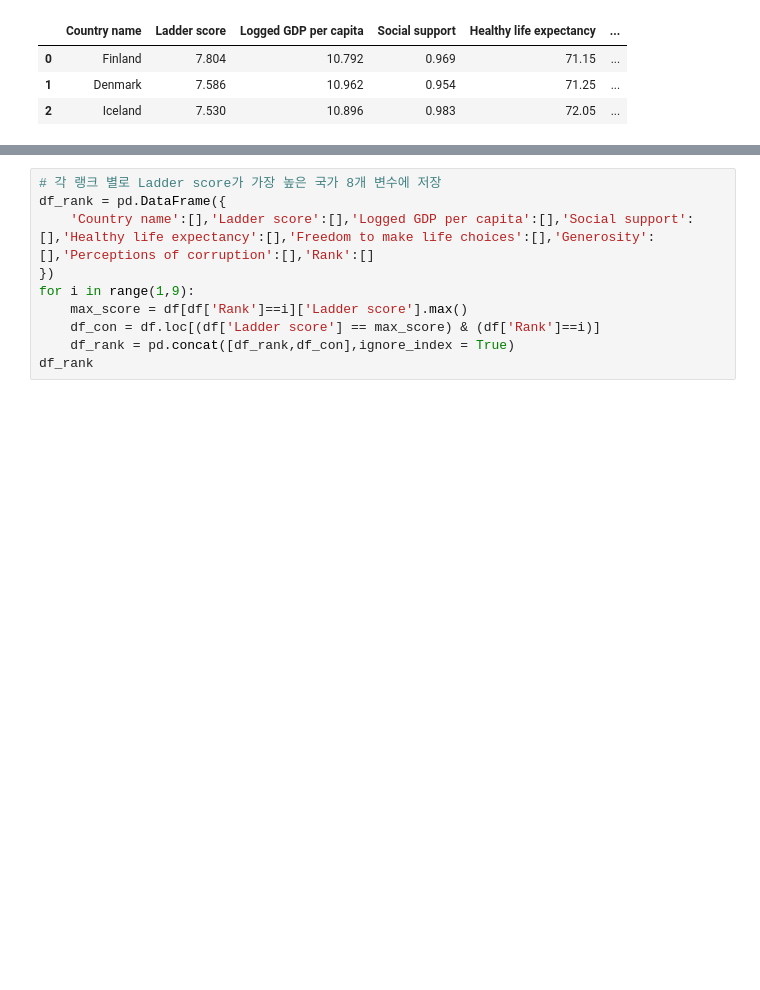
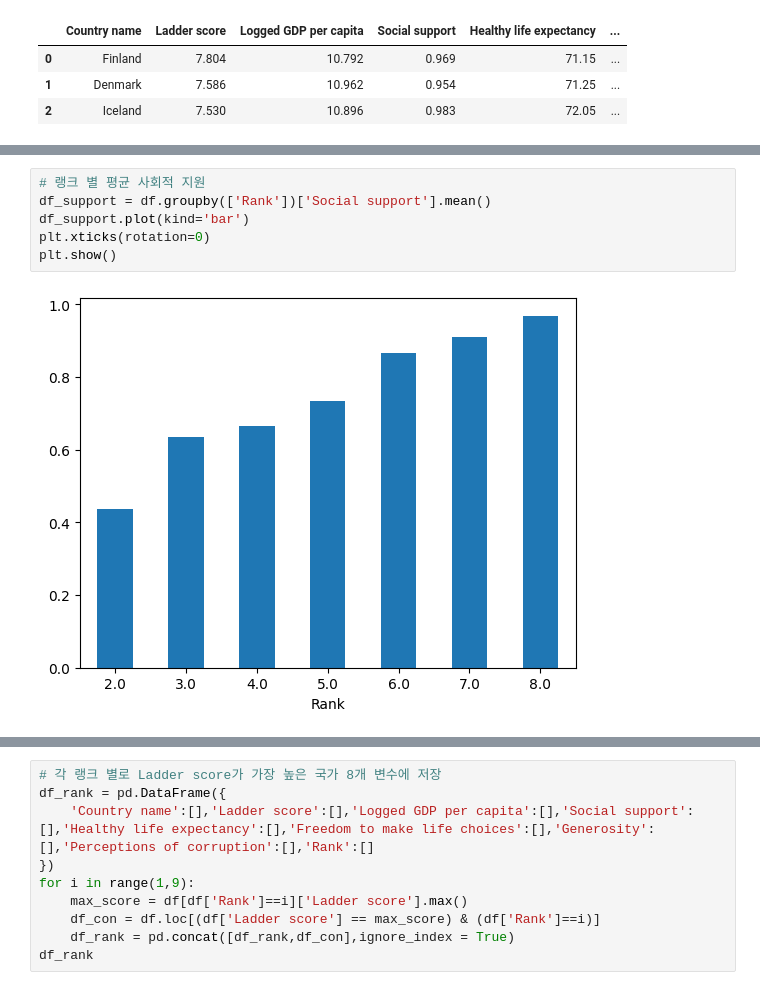
Before and after one commit to baekinwon/Python-study, a Jupyter notebook: World_Happinese_Record.ipynb, the cells around one changed output, grey strips where cells are left out. Drawn from its saved outputs; the diff is of its cells as text; blank space fills up the shorter version.

```diff
--- a/World_Happinese_Record.ipynb
+++ b/World_Happinese_Record.ipynb
@@ -91,0 +127,8 @@ df.head(3)
+# %%
+# 랭크 별 평균 사회적 지원
+df_support = df.groupby(['Rank'])['Social support'].mean()
+df_support.plot(kind='bar')
+plt.xticks(rotation=0)
+plt.show()
+# %% [output]
+[figure, added]
```
Also changed, not shown: parts of 23 cells of this notebook.
